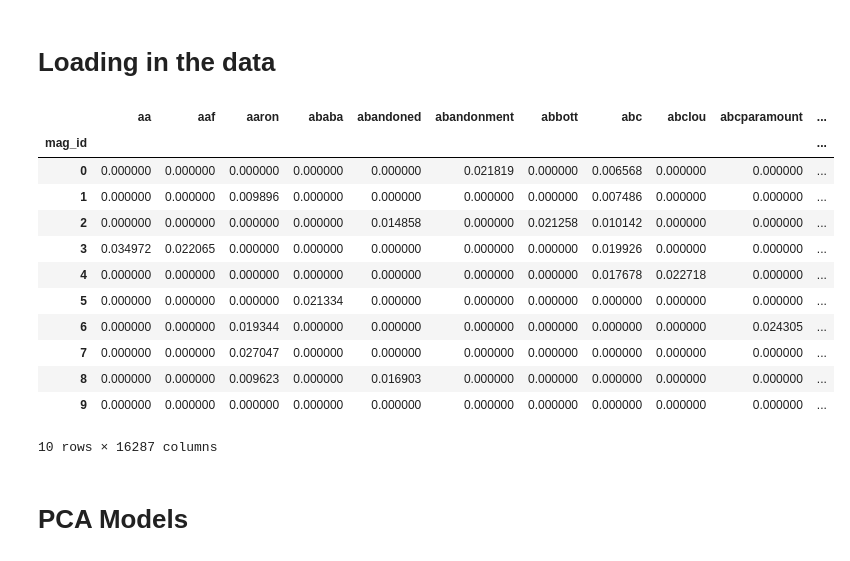
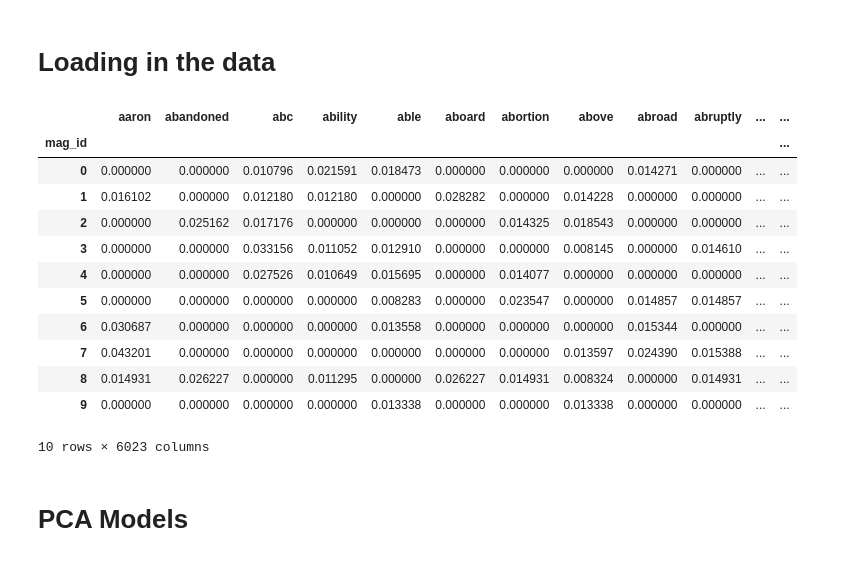
Before and after one commit to aniyahlater/ds5001_final_project, a Jupyter notebook: PCA.ipynb, the cells around one changed output. Drawn from its saved outputs; the diff is of its cells as text; code cells hidden in the pictures.

```diff
--- a/PCA.ipynb
+++ b/PCA.ipynb
@@ -12,23 +12,22 @@ import plotly.io as pio
 # Loading in the data
 # %%
 LIB = pd.read_csv('/Users/aniyahmcwilliams/Spring 2026/Text As Data/final project/DATA/LIB.csv', index_col='mag_id')
-TFIDF_raw = pd.read_csv('/Users/aniyahmcwilliams/Spring 2026/Text As Data/final project/DATA/TFIDF.csv',index_col='mag_id')
-TFIDF = pd.DataFrame(normalize(TFIDF_raw, norm='l2', axis=1), index=TFIDF_raw.index, columns=TFIDF_raw.columns)
+TFIDF = pd.read_csv('/Users/aniyahmcwilliams/Spring 2026/Text As Data/final project/DATA/TFIDF_L2.csv',index_col='mag_id')
 TFIDF
 # %% [output]
-|  | aa | aaf | aaron | ababa | abandoned | abandonment | abbott | abc | abclou | abcparamount | ... |
-| mag_id |  |  |  |  |  |  |  |  |  |  | ... |
-| 0 | 0.000000 | 0.000000 | 0.000000 | 0.000000 | 0.000000 | 0.021819 | 0.000000 | 0.006568 | 0.000000 | 0.000000 | ... |
-| 1 | 0.000000 | 0.000000 | 0.009896 | 0.000000 | 0.000000 | 0.000000 | 0.000000 | 0.007486 | 0.000000 | 0.000000 | ... |
-| 2 | 0.000000 | 0.000000 | 0.000000 | 0.000000 | 0.014858 | 0.000000 | 0.021258 | 0.010142 | 0.000000 | 0.000000 | ... |
-| 3 | 0.034972 | 0.022065 | 0.000000 | 0.000000 | 0.000000 | 0.000000 | 0.000000 | 0.019926 | 0.000000 | 0.000000 | ... |
-| 4 | 0.000000 | 0.000000 | 0.000000 | 0.000000 | 0.000000 | 0.000000 | 0.000000 | 0.017678 | 0.022718 | 0.000000 | ... |
-| 5 | 0.000000 | 0.000000 | 0.000000 | 0.021334 | 0.000000 | 0.000000 | 0.000000 | 0.000000 | 0.000000 | 0.000000 | ... |
-| 6 | 0.000000 | 0.000000 | 0.019344 | 0.000000 | 0.000000 | 0.000000 | 0.000000 | 0.000000 | 0.000000 | 0.024305 | ... |
-| 7 | 0.000000 | 0.000000 | 0.027047 | 0.000000 | 0.000000 | 0.000000 | 0.000000 | 0.000000 | 0.000000 | 0.000000 | ... |
-| 8 | 0.000000 | 0.000000 | 0.009623 | 0.000000 | 0.016903 | 0.000000 | 0.000000 | 0.000000 | 0.000000 | 0.000000 | ... |
-| 9 | 0.000000 | 0.000000 | 0.000000 | 0.000000 | 0.000000 | 0.000000 | 0.000000 | 0.000000 | 0.000000 | 0.000000 | ... |
+|  | aaron | abandoned | abc | ability | able | aboard | abortion | above | abroad | abruptly | ... | ... |
+| mag_id |  |  |  |  |  |  |  |  |  |  |  | ... |
+| 0 | 0.000000 | 0.000000 | 0.010796 | 0.021591 | 0.018473 | 0.000000 | 0.000000 | 0.000000 | 0.014271 | 0.000000 | ... | ... |
+| 1 | 0.016102 | 0.000000 | 0.012180 | 0.012180 | 0.000000 | 0.028282 | 0.000000 | 0.014228 | 0.000000 | 0.000000 | ... | ... |
+| 2 | 0.000000 | 0.025162 | 0.017176 | 0.000000 | 0.000000 | 0.000000 | 0.014325 | 0.018543 | 0.000000 | 0.000000 | ... | ... |
+| 3 | 0.000000 | 0.000000 | 0.033156 | 0.011052 | 0.012910 | 0.000000 | 0.000000 | 0.008145 | 0.000000 | 0.014610 | ... | ... |
+| 4 | 0.000000 | 0.000000 | 0.027526 | 0.010649 | 0.015695 | 0.000000 | 0.014077 | 0.000000 | 0.000000 | 0.000000 | ... | ... |
+| 5 | 0.000000 | 0.000000 | 0.000000 | 0.000000 | 0.008283 | 0.000000 | 0.023547 | 0.000000 | 0.014857 | 0.014857 | ... | ... |
+| 6 | 0.030687 | 0.000000 | 0.000000 | 0.000000 | 0.013558 | 0.000000 | 0.000000 | 0.000000 | 0.015344 | 0.000000 | ... | ... |
+| 7 | 0.043201 | 0.000000 | 0.000000 | 0.000000 | 0.000000 | 0.000000 | 0.000000 | 0.013597 | 0.024390 | 0.015388 | ... | ... |
+| 8 | 0.014931 | 0.026227 | 0.000000 | 0.011295 | 0.000000 | 0.026227 | 0.014931 | 0.008324 | 0.000000 | 0.014931 | ... | ... |
+| 9 | 0.000000 | 0.000000 | 0.000000 | 0.000000 | 0.013338 | 0.000000 | 0.000000 | 0.013338 | 0.000000 | 0.000000 | ... | ... |
-10 rows × 16287 columns
+10 rows × 6023 columns
 # %% [markdown]
 # PCA Models
 # %% [markdown]
```
Also changed, not shown: parts of 7 cells of this notebook, 3 other files.
